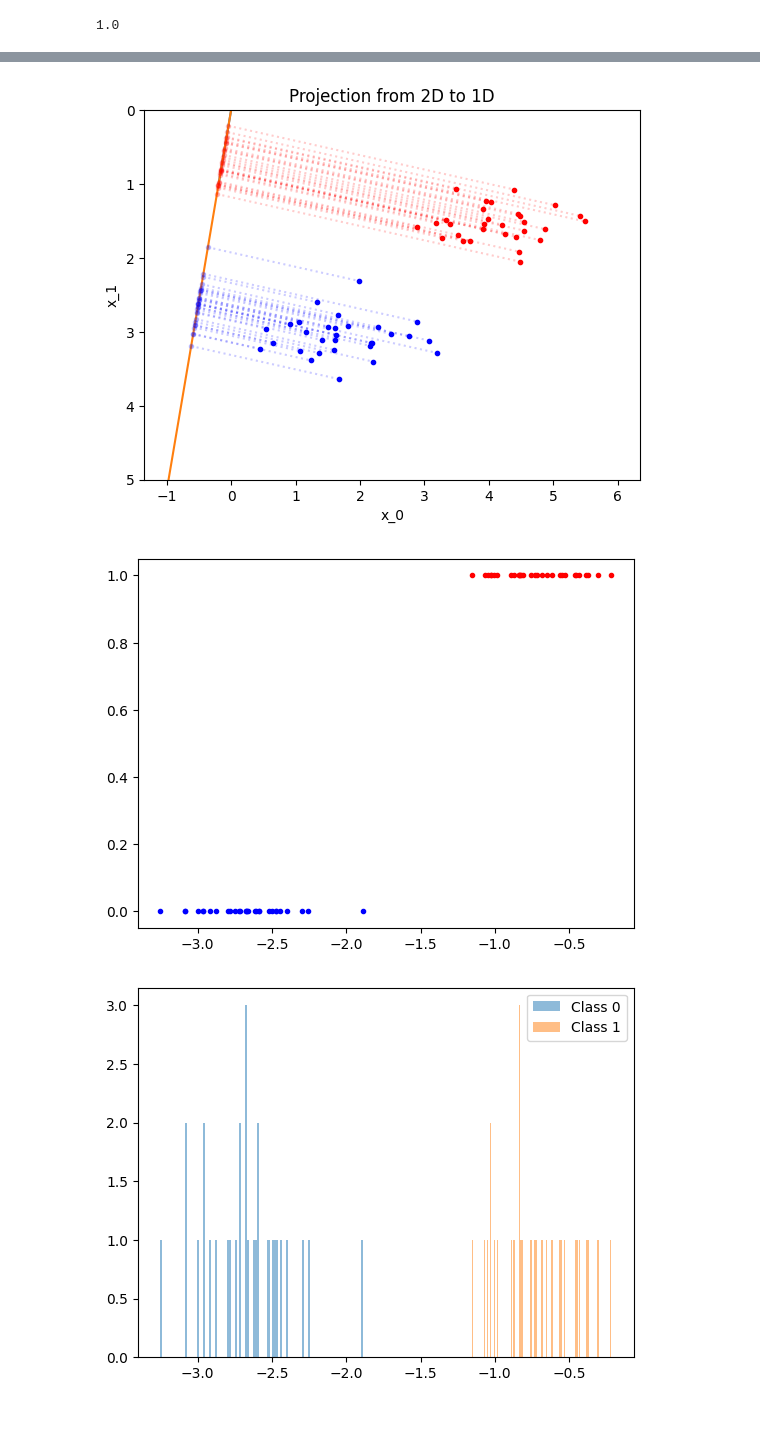
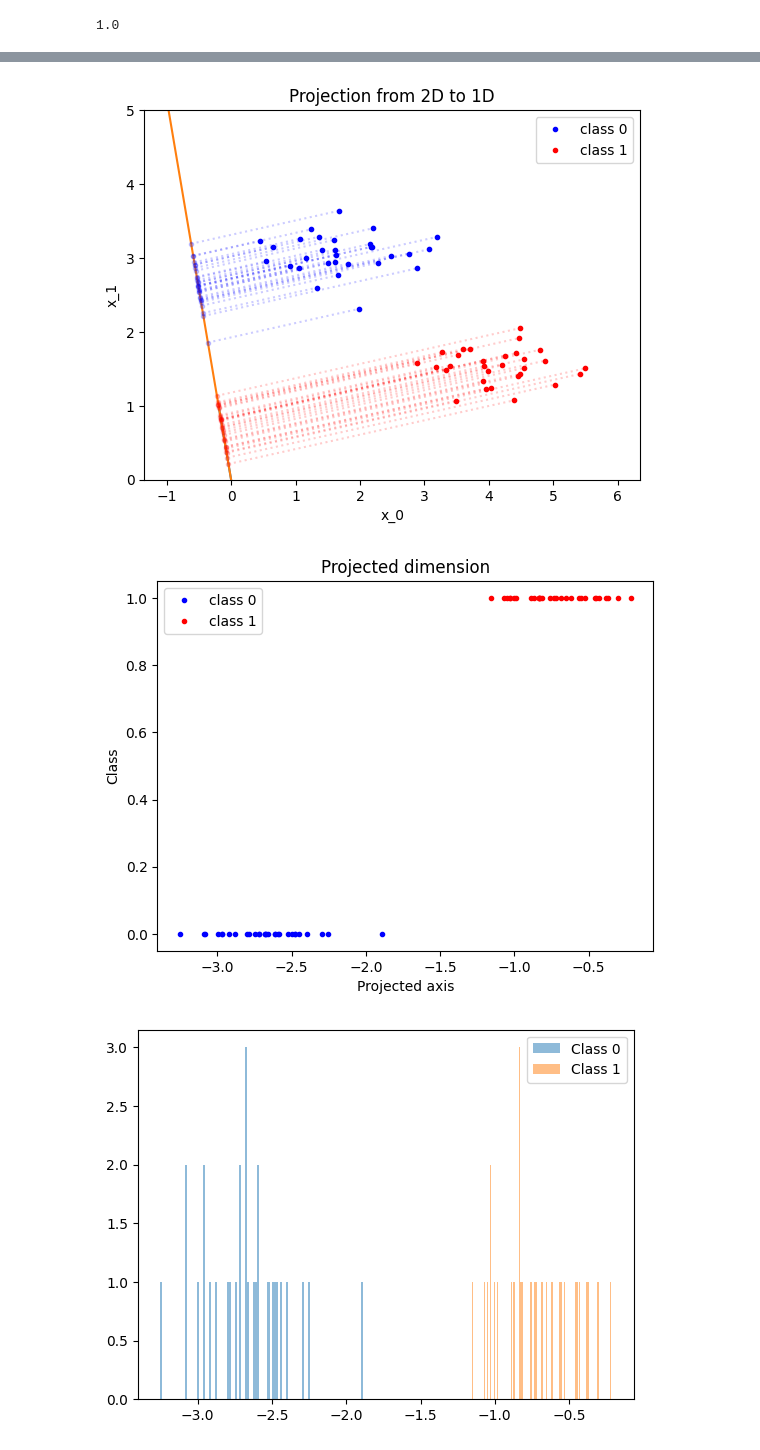
Before and after one commit to sreenya24/SMAI-project-M22, a Jupyter notebook: flda.ipynb, the cells around one changed output, grey strips where cells are left out. Cells and saved outputs as stored; diff of their text form; code cells hidden in the pictures; blank space fills up the shorter version.

```diff
--- a/flda.ipynb
+++ b/flda.ipynb
@@ -172,11 +186,11 @@ y = w[1]/w[0]*lin
 # plot
 
 plt.figure()
-plt.plot(a[:,0], a[:,1], 'b.')
-plt.plot(b[:,0], b[:,1], 'r.')
+plt.plot(a[:,0], a[:,1], 'b.', label = 'class 0')
+plt.plot(b[:,0], b[:,1], 'r.', label = 'class 1')
 plt.plot([-w[0],w[0]], [-w[1],w[1]])
 plt.plot(lin, y)
-plt.ylim(5,0)
+plt.ylim(0,5)
 
 # let's project data point on it
 r = w.reshape(2,)
@@ -188,19 +202,24 @@ for pt in b:
     prj = r * r.dot(pt) / n2
     plt.plot([prj[0], pt[0]], [prj[1], pt[1]], 'r.:', alpha=0.2)
 
+plt.legend()
 plt.xlabel('x_0')
 plt.ylabel('x_1')
 plt.title("Projection from 2D to 1D")
 plt.show()
 # %% [output]
-[figure, old version]
+[figure, new version]
 # %%
 plt.figure()
-plt.plot(proj[y_in==0], np.zeros((30,)), 'b.')
-plt.plot(proj[y_in==1], np.ones((30,)), 'r.')
+plt.plot(proj[y_in==0], np.zeros((30,)), 'b.', label='class 0')
+plt.plot(proj[y_in==1], np.ones((30,)), 'r.', label='class 1')
+plt.xlabel("Projected axis")
+plt.ylabel("Class")
+plt.title("Projected dimension")
+plt.legend()
 plt.show()
 # %% [output]
-[figure, old version]
+[figure, new version]
 # %%
 # plot histogram
 plt.figure()
```
Also changed, not shown: parts of 1 cell of this notebook.
